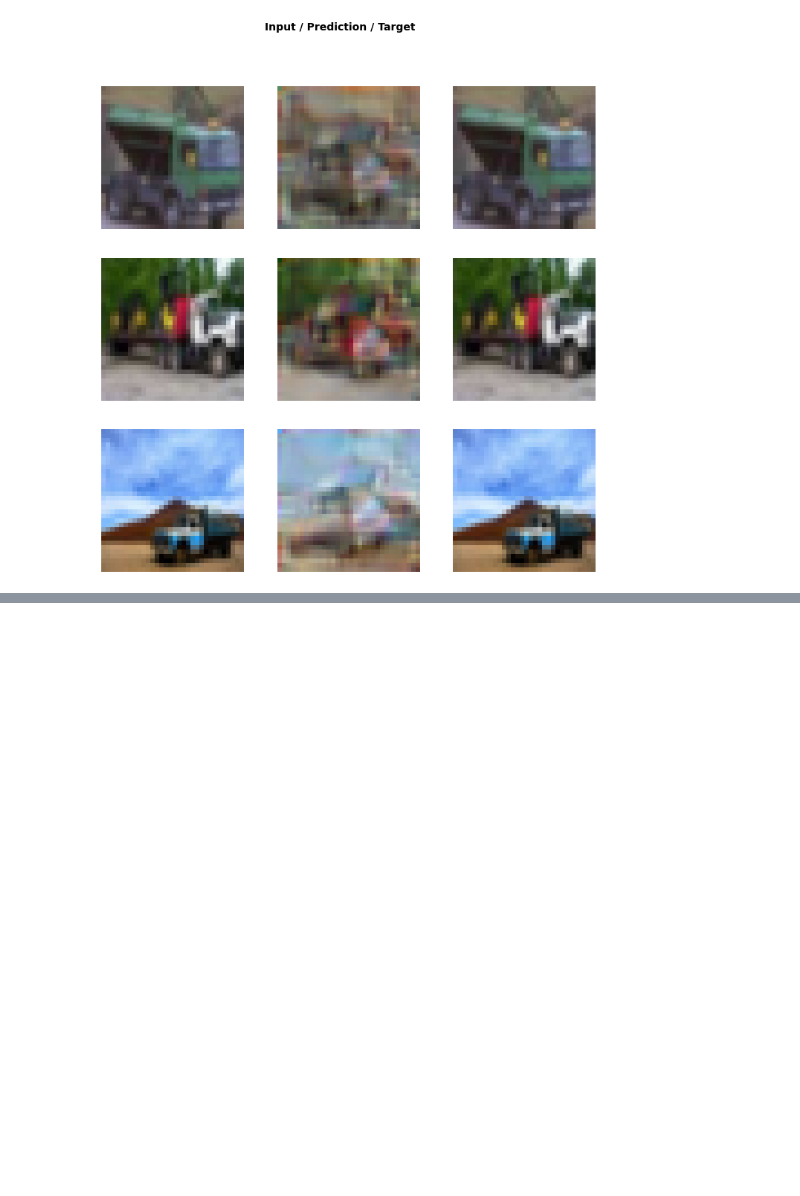
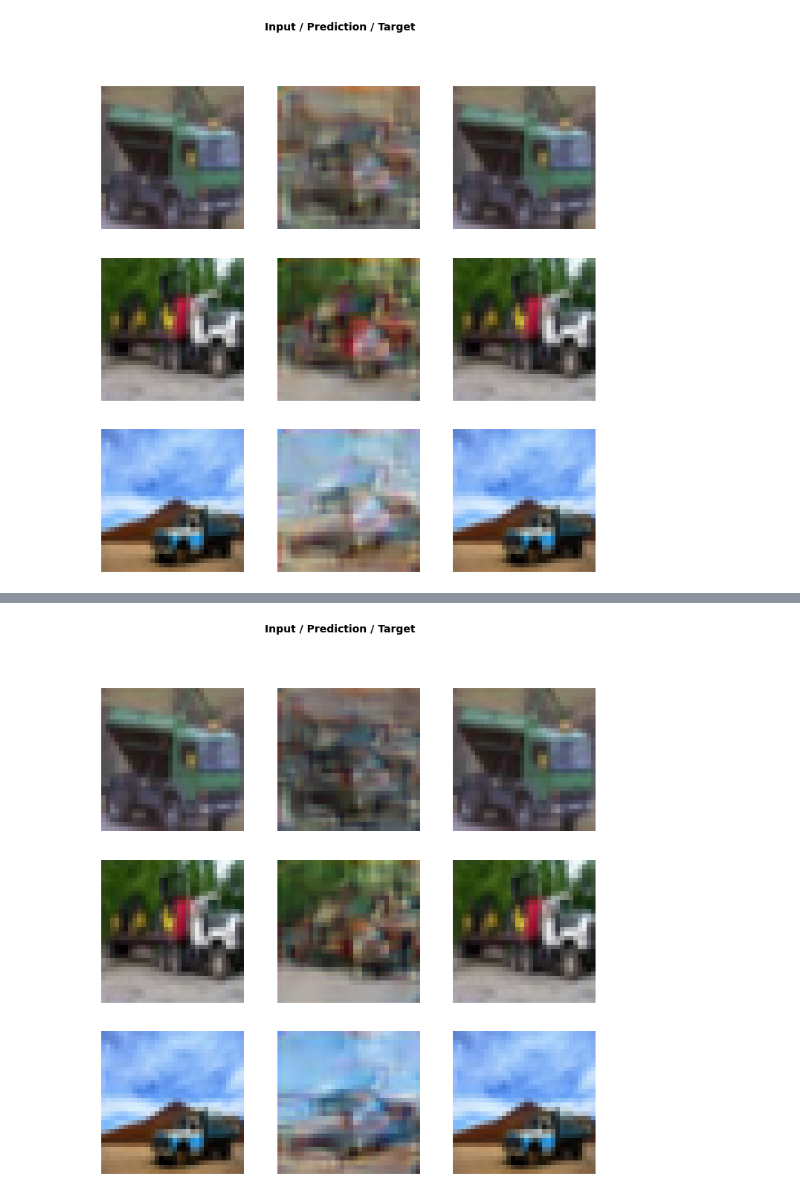
Before and after one commit to henriwoodcock/Applying-Modern-Best-Practices-to-Autoencoders, a Jupyter notebook: notebooks/cifar-10/cifar_autoencoder_joint_training.ipynb, the cells around one changed output, grey strips where cells are left out. Saved outputs shown, nothing was run; the diff lists cells and outputs as text; code cells hidden in the pictures; blank space fills up the shorter version.

```diff
--- a/notebooks/cifar-10/cifar_autoencoder_joint_training.ipynb
+++ b/notebooks/cifar-10/cifar_autoencoder_joint_training.ipynb
@@ -1060,0 +1101,4 @@ learn.show_results(ds_type=DatasetType.Valid, rows =3)
+# %%
+learn.show_results(ds_type=DatasetType.Valid, rows =3)
+# %% [output]
+[figure, added]
```
Also changed, not shown: parts of 9 cells of this notebook.
